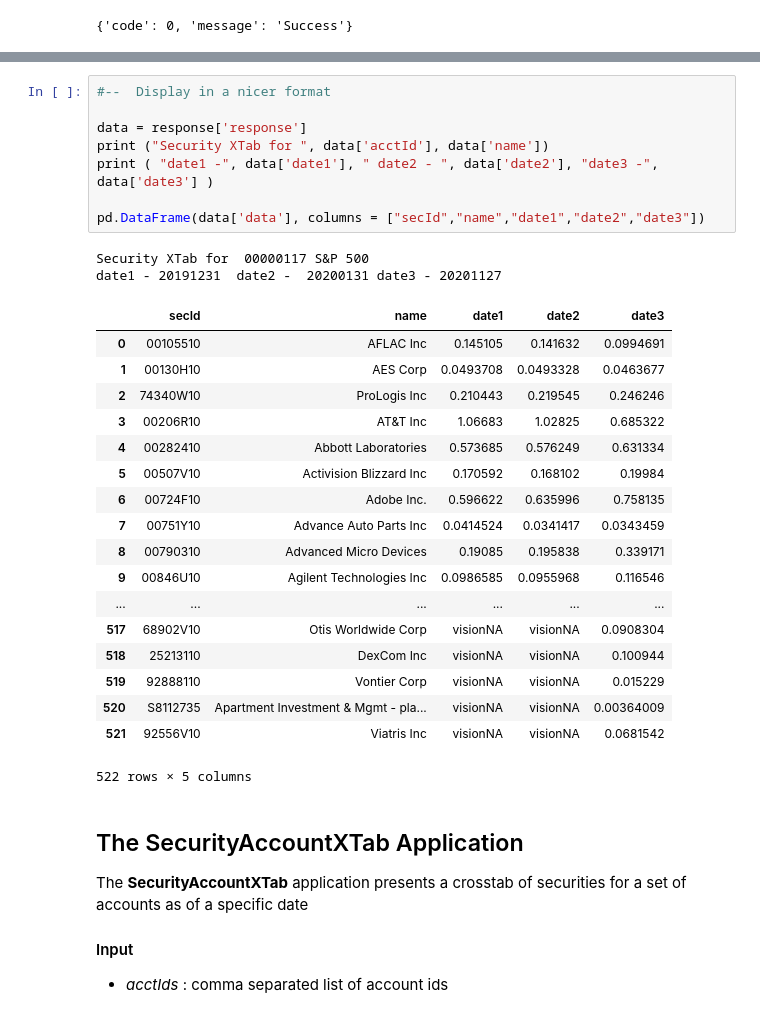
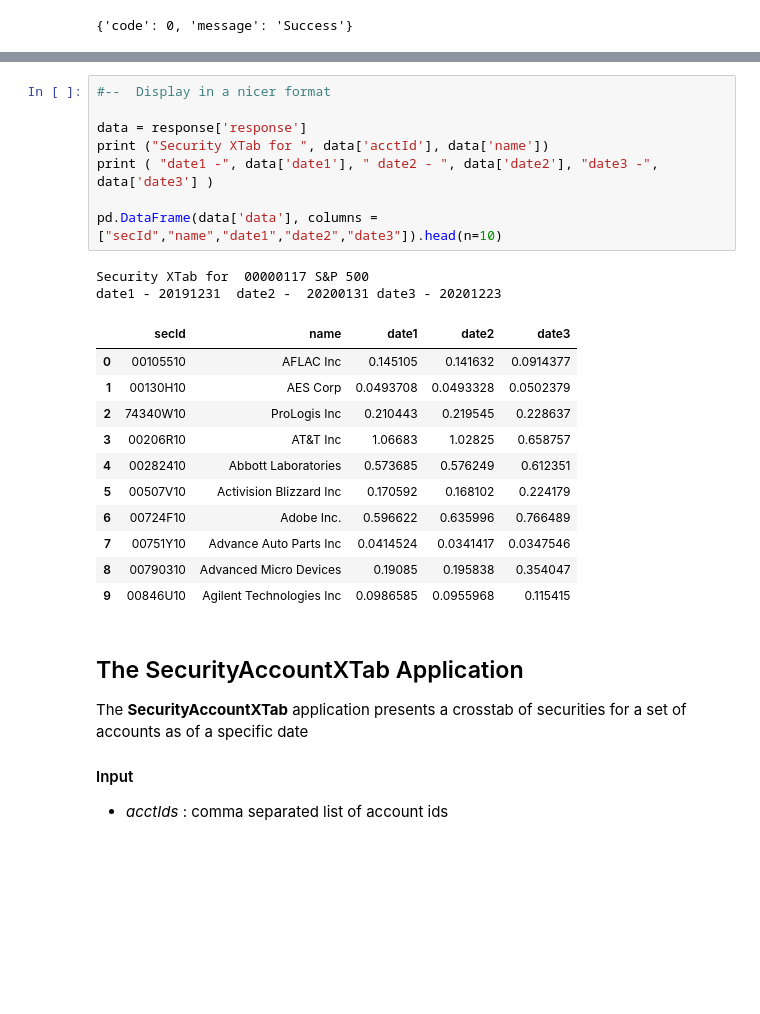
Before and after one commit to LeslieNewman/Vi-Py, a Jupyter notebook: py/VisionStoryBoard.ipynb, the cells around one changed output, grey strips where cells are left out. Drawn from its saved outputs; the diff is of its cells as text; blank space fills up the shorter version.

```diff
--- a/py/VisionStoryBoard.ipynb
+++ b/py/VisionStoryBoard.ipynb
@@ -459,32 +432,25 @@ response['response']
 # %%
 #--  Display in a nicer format
 
 data = response['response']
 print ("Security XTab for ", data['acctId'], data['name'])
 print ( "date1 -", data['date1'], " date2 - ", data['date2'], "date3 -", data['date3'] )
 
-pd.DataFrame(data['data'], columns = ["secId","name","date1","date2","date3"])
+pd.DataFrame(data['data'], columns = ["secId","name","date1","date2","date3"]).head(n=10)
 # %% [output]
 Security XTab for  00000117 S&P 500
-date1 - 20191231  date2 -  20200131 date3 - 20201127
+date1 - 20191231  date2 -  20200131 date3 - 20201223
 |  | secId | name | date1 | date2 | date3 |
-| 0 | 00105510 | AFLAC Inc | 0.145105 | 0.141632 | 0.0994691 |
-| 1 | 00130H10 | AES Corp | 0.0493708 | 0.0493328 | 0.0463677 |
-| 2 | 74340W10 | ProLogis Inc | 0.210443 | 0.219545 | 0.246246 |
-| 3 | 00206R10 | AT&T Inc | 1.06683 | 1.02825 | 0.685322 |
-| 4 | 00282410 | Abbott Laboratories | 0.573685 | 0.576249 | 0.631334 |
-| 5 | 00507V10 | Activision Blizzard Inc | 0.170592 | 0.168102 | 0.19984 |
-| 6 | 00724F10 | Adobe Inc. | 0.596622 | 0.635996 | 0.758135 |
-| 7 | 00751Y10 | Advance Auto Parts Inc | 0.0414524 | 0.0341417 | 0.0343459 |
-| 8 | 00790310 | Advanced Micro Devices | 0.19085 | 0.195838 | 0.339171 |
-| 9 | 00846U10 | Agilent Technologies Inc | 0.0986585 | 0.0955968 | 0.116546 |
-| ... | ... | ... | ... | ... | ... |
-| 517 | 68902V10 | Otis Worldwide Corp | visionNA | visionNA | 0.0908304 |
-| 518 | 25213110 | DexCom Inc | visionNA | visionNA | 0.100944 |
-| 519 | 92888110 | Vontier Corp | visionNA | visionNA | 0.015229 |
-| 520 | S8112735 | Apartment Investment & Mgmt - pla... | visionNA | visionNA | 0.00364009 |
-| 521 | 92556V10 | Viatris Inc | visionNA | visionNA | 0.0681542 |
+| 0 | 00105510 | AFLAC Inc | 0.145105 | 0.141632 | 0.0914377 |
+| 1 | 00130H10 | AES Corp | 0.0493708 | 0.0493328 | 0.0502379 |
+| 2 | 74340W10 | ProLogis Inc | 0.210443 | 0.219545 | 0.228637 |
+| 3 | 00206R10 | AT&T Inc | 1.06683 | 1.02825 | 0.658757 |
+| 4 | 00282410 | Abbott Laboratories | 0.573685 | 0.576249 | 0.612351 |
+| 5 | 00507V10 | Activision Blizzard Inc | 0.170592 | 0.168102 | 0.224179 |
+| 6 | 00724F10 | Adobe Inc. | 0.596622 | 0.635996 | 0.766489 |
+| 7 | 00751Y10 | Advance Auto Parts Inc | 0.0414524 | 0.0341417 | 0.0347546 |
+| 8 | 00790310 | Advanced Micro Devices | 0.19085 | 0.195838 | 0.354047 |
+| 9 | 00846U10 | Agilent Technologies Inc | 0.0986585 | 0.0955968 | 0.115415 |
-522 rows × 5 columns
 # %% [markdown]
 ## The SecurityAccountXTab Application
 
```
Also changed, not shown: parts of 13 cells of this notebook, 2 other files.
